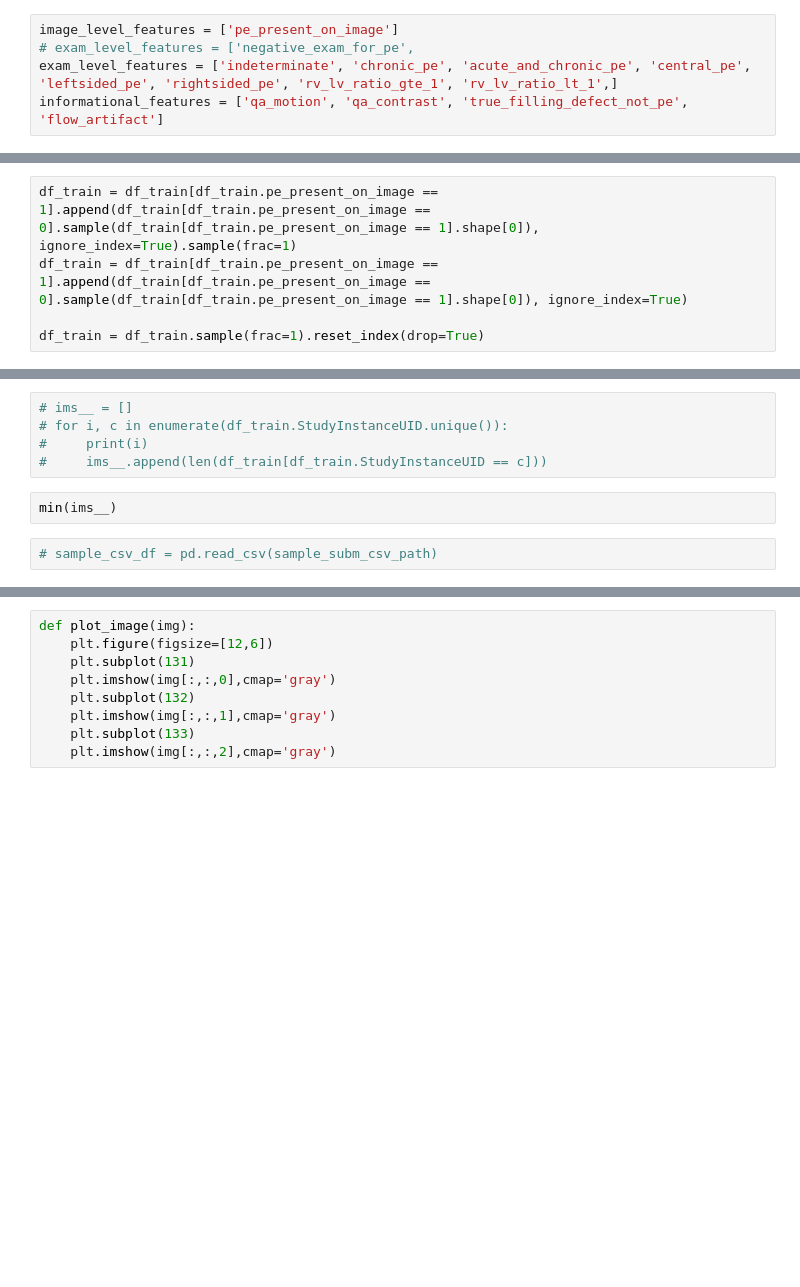
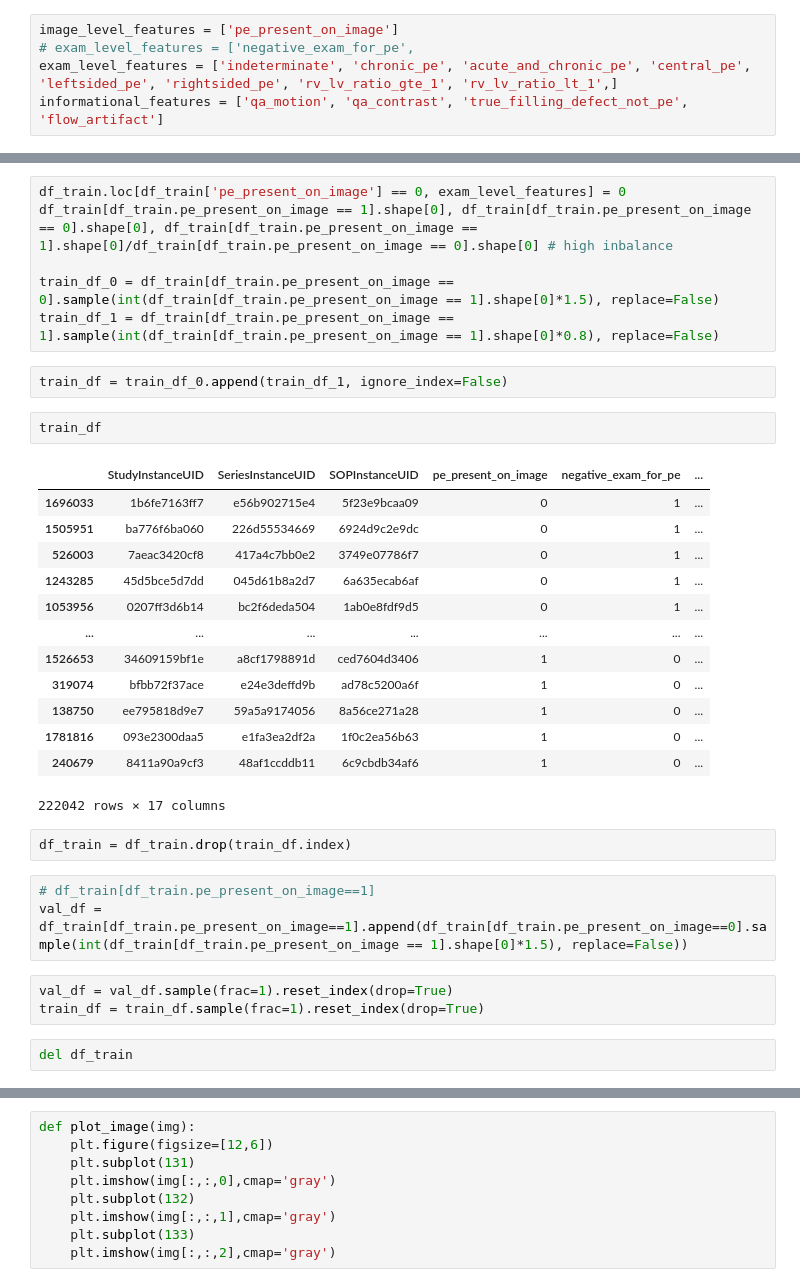
Before and after one commit to DavidTsat/Ian-Goodfellow-Deep-Learning, a Jupyter notebook: Chapter7-Regularization/train.ipynb, the cells around one changed output, grey strips where cells are left out. Cells and saved outputs as stored; diff of their text form; blank space fills up the shorter version.

```diff
--- a/Chapter7-Regularization/train.ipynb
+++ b/Chapter7-Regularization/train.ipynb
@@ -68,5 +66,0 @@ df_train.loc[df_train['pe_present_on_image'] == 0, exam_level_features] = 0
-# %%
-df_train = df_train[df_train.pe_present_on_image == 1].append(df_train[df_train.pe_present_on_image == 0].sample(df_train[df_train.pe_present_on_image == 1].shape[0]), ignore_index=True).sample(frac=1)
-df_train = df_train[df_train.pe_present_on_image == 1].append(df_train[df_train.pe_present_on_image == 0].sample(df_train[df_train.pe_present_on_image == 1].shape[0]), ignore_index=True)
-
-df_train = df_train.sample(frac=1).reset_index(drop=True)
@@ -84,9 +67,34 @@ df_train.tail()
-# %%
-# ims__ = []
-# for i, c in enumerate(df_train.StudyInstanceUID.unique()):
-#     print(i)
-#     ims__.append(len(df_train[df_train.StudyInstanceUID == c]))
-# %%
-min(ims__)
-# %%
-# sample_csv_df = pd.read_csv(sample_subm_csv_path)
+# %%
+df_train.loc[df_train['pe_present_on_image'] == 0, exam_level_features] = 0
+df_train[df_train.pe_present_on_image == 1].shape[0], df_train[df_train.pe_present_on_image == 0].shape[0], df_train[df_train.pe_present_on_image == 1].shape[0]/df_train[df_train.pe_present_on_image == 0].shape[0] # high inbalance
+
+train_df_0 = df_train[df_train.pe_present_on_image == 0].sample(int(df_train[df_train.pe_present_on_image == 1].shape[0]*1.5), replace=False)
+train_df_1 = df_train[df_train.pe_present_on_image == 1].sample(int(df_train[df_train.pe_present_on_image == 1].shape[0]*0.8), replace=False)
+# %%
+train_df = train_df_0.append(train_df_1, ignore_index=False)
+# %%
+train_df
+# %% [output]
+|  | StudyInstanceUID | SeriesInstanceUID | SOPInstanceUID | pe_present_on_image | negative_exam_for_pe | ... |
+| 1696033 | 1b6fe7163ff7 | e56b902715e4 | 5f23e9bcaa09 | 0 | 1 | ... |
+| 1505951 | ba776f6ba060 | 226d55534669 | 6924d9c2e9dc | 0 | 1 | ... |
+| 526003 | 7aeac3420cf8 | 417a4c7bb0e2 | 3749e07786f7 | 0 | 1 | ... |
+| 1243285 | 45d5bce5d7dd | 045d61b8a2d7 | 6a635ecab6af | 0 | 1 | ... |
+| 1053956 | 0207ff3d6b14 | bc2f6deda504 | 1ab0e8fdf9d5 | 0 | 1 | ... |
+| ... | ... | ... | ... | ... | ... | ... |
+| 1526653 | 34609159bf1e | a8cf1798891d | ced7604d3406 | 1 | 0 | ... |
+| 319074 | bfbb72f37ace | e24e3deffd9b | ad78c5200a6f | 1 | 0 | ... |
+| 138750 | ee795818d9e7 | 59a5a9174056 | 8a56ce271a28 | 1 | 0 | ... |
+| 1781816 | 093e2300daa5 | e1fa3ea2df2a | 1f0c2ea56b63 | 1 | 0 | ... |
+| 240679 | 8411a90a9cf3 | 48af1ccddb11 | 6c9cbdb34af6 | 1 | 0 | ... |
+222042 rows × 17 columns
+# %%
+df_train = df_train.drop(train_df.index)
+# %%
+# df_train[df_train.pe_present_on_image==1]
+val_df = df_train[df_train.pe_present_on_image==1].append(df_train[df_train.pe_present_on_image==0].sample(int(df_train[df_train.pe_present_on_image == 1].shape[0]*1.5), replace=False))
+# %%
+val_df = val_df.sample(frac=1).reset_index(drop=True)
+train_df = train_df.sample(frac=1).reset_index(drop=True)
+# %%
+del df_train
```
Also changed, not shown: parts of 57 cells of this notebook.
